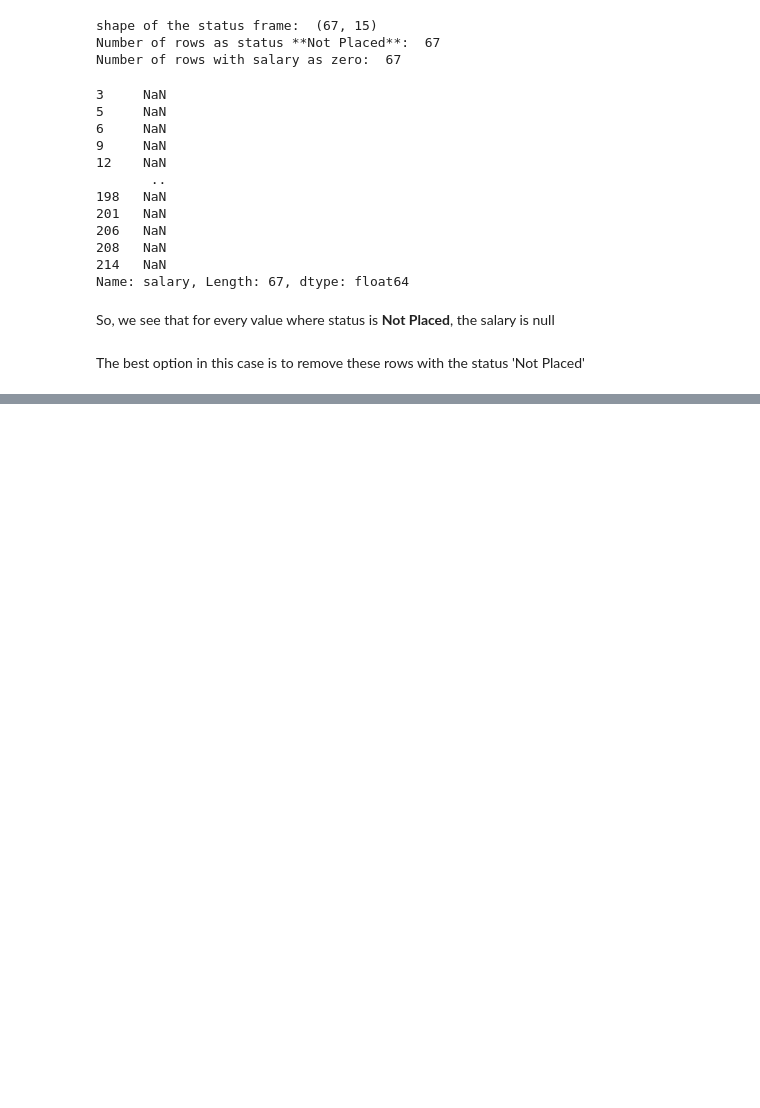
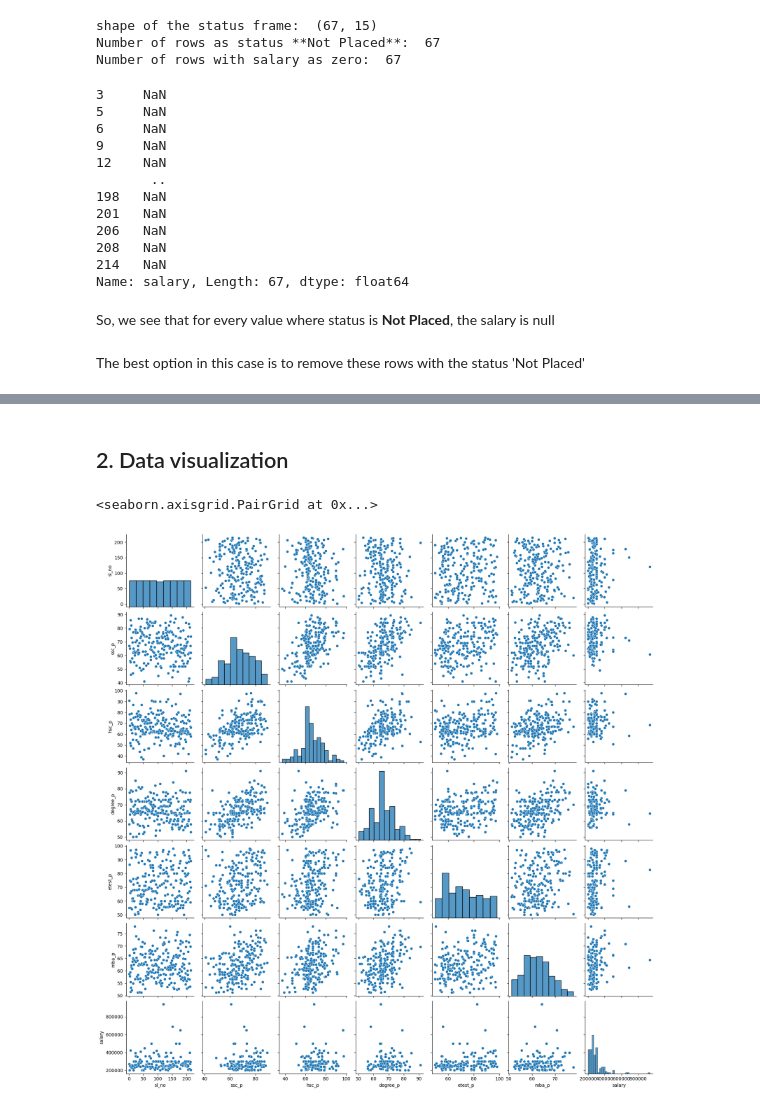
Before and after one commit to Lynne2002/campus-recruitment-linear_regression, a Jupyter notebook: index.ipynb, the cells around one changed output, grey strips where cells are left out. Saved outputs shown, nothing was run; the diff lists cells and outputs as text; code cells hidden in the pictures; blank space fills up the shorter version.

```diff
--- a/index.ipynb
+++ b/index.ipynb
@@ -162,0 +171,3 @@ The best option in this case is to remove these rows with the status 'Not Placed
+# %%
+num_col = list(data_df.select_dtypes(exclude = ['object']))
+cat_col = list(data_df.select_dtypes(include = ['object']))
@@ -162,0 +194,7 @@ The best option in this case is to remove these rows with the status 'Not Placed
+# %% [markdown]
+## 2. Data visualization
+# %%
+sns.pairplot(data_df[num_col])
+# %% [output]
+<seaborn.axisgrid.PairGrid at 0x...>
+[figure, added]
```
Also changed, not shown: parts of 20 cells of this notebook.
